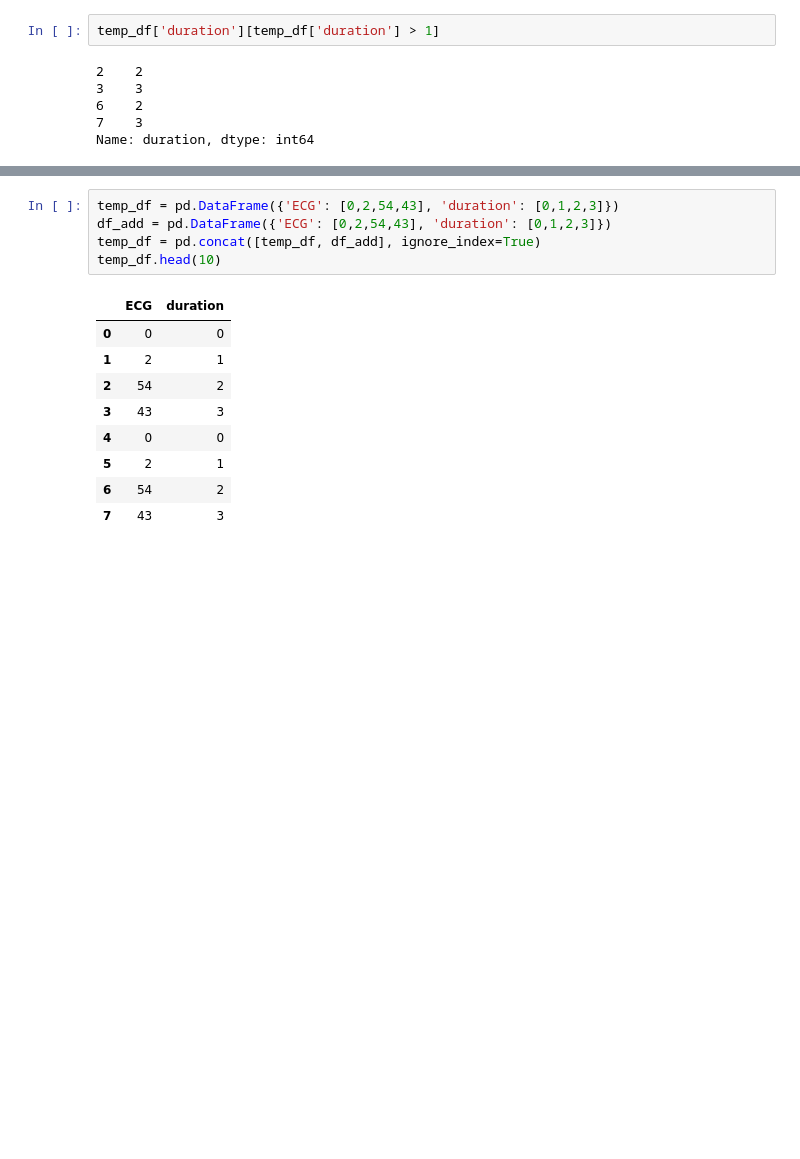
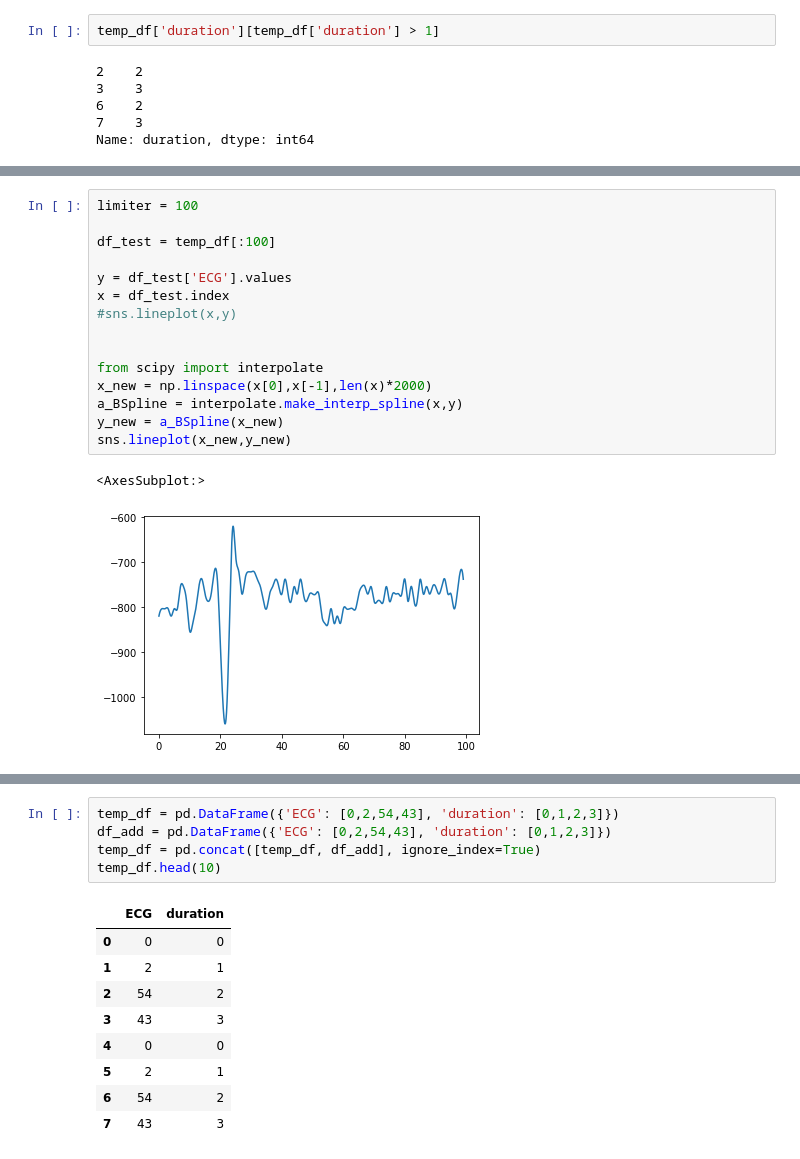
Before and after one commit to Aura-healthcare/Geneva_Health_Forum-HeartyPatch, a Jupyter notebook: data/visualisation.ipynb, the cells around one changed output, grey strips where cells are left out. Cells and saved outputs as stored; diff of their text form; blank space fills up the shorter version.

```diff
--- a/data/visualisation.ipynb
+++ b/data/visualisation.ipynb
@@ -183,0 +245,18 @@ Name: duration, dtype: int64
+# %%
+limiter = 100
+
+df_test = temp_df[:100]
+
+y = df_test['ECG'].values
+x = df_test.index
+#sns.lineplot(x,y)
+
+
+from scipy import interpolate
+x_new = np.linspace(x[0],x[-1],len(x)*2000)
+a_BSpline = interpolate.make_interp_spline(x,y)
+y_new = a_BSpline(x_new)
+sns.lineplot(x_new,y_new)
+# %% [output]
+<AxesSubplot:>
+[figure, added]
```
Also changed, not shown: parts of 15 cells of this notebook, 6 other files.
